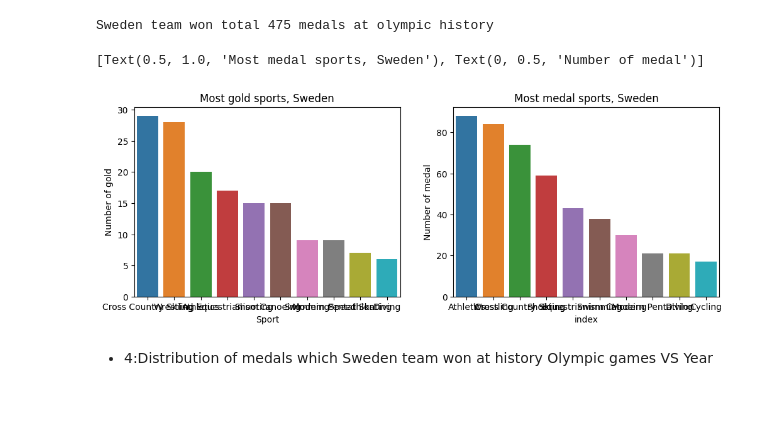
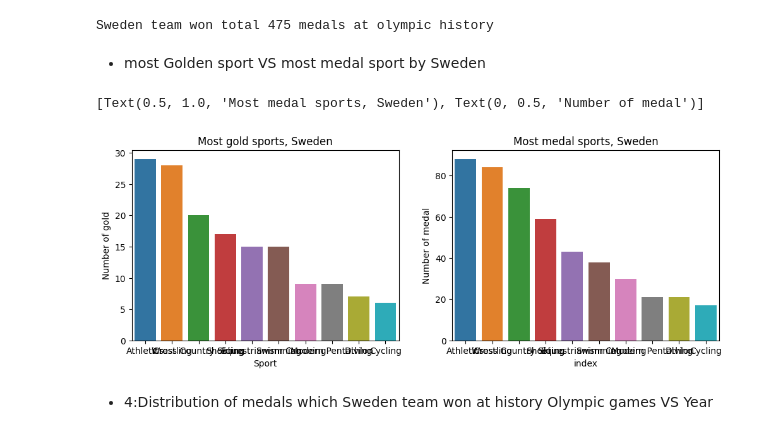
Before and after one commit to cooperhankun/Databehandling-OS-projekt-Kun-Xiu, a Jupyter notebook: Code/Projekt-OS.ipynb, the cells around one changed output. Saved outputs shown, nothing was run; the diff lists cells and outputs as text; code cells hidden in the pictures; blank space fills up the shorter version.

```diff
--- a/Code/Projekt-OS.ipynb
+++ b/Code/Projekt-OS.ipynb
@@ -352,10 +327,13 @@ Sweden team won total 475 medals at olympic history
+# %% [markdown]
+-  most Golden sport VS most medal sport by Sweden
 # %%
-fig, ax = plt.subplots(1,2, dpi=100, figsize=(12,4))
+fig, ax = plt.subplots(1,2, dpi=100, figsize=(12,4),sharex=True)
 sns.barplot(data= sweden_sport_gold, x="Sport", y="Counts", ax=ax[0]).set(title="Most gold sports, Sweden", ylabel="Number of gold")
 sns.barplot(data= sweden_sport_medal, x="index", y="Sport", ax=ax[1]).set(title="Most medal sports, Sweden", ylabel="Number of medal")
+#ax.tick_params(labelrotation=45)
 # %% [output]
 [Text(0.5, 1.0, 'Most medal sports, Sweden'), Text(0, 0.5, 'Number of medal')]
-[figure, old version]
+[figure, new version]
 # %% [markdown]
 - 4:Distribution of medals which Sweden team won at history Olympic games VS Year
 # %%
```
Also changed, not shown: parts of 6 cells of this notebook, 3 other files.
